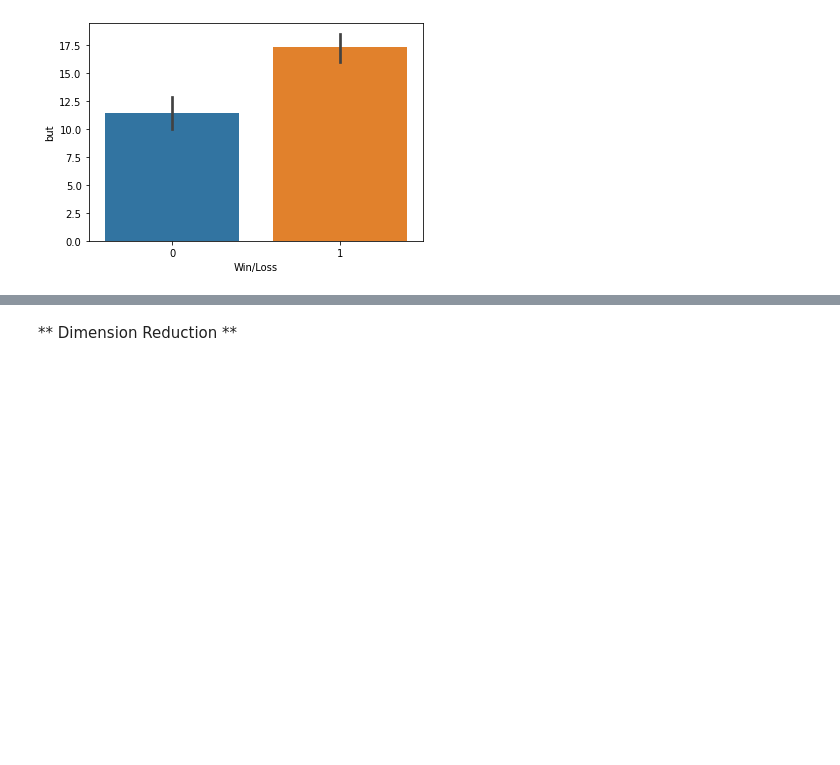
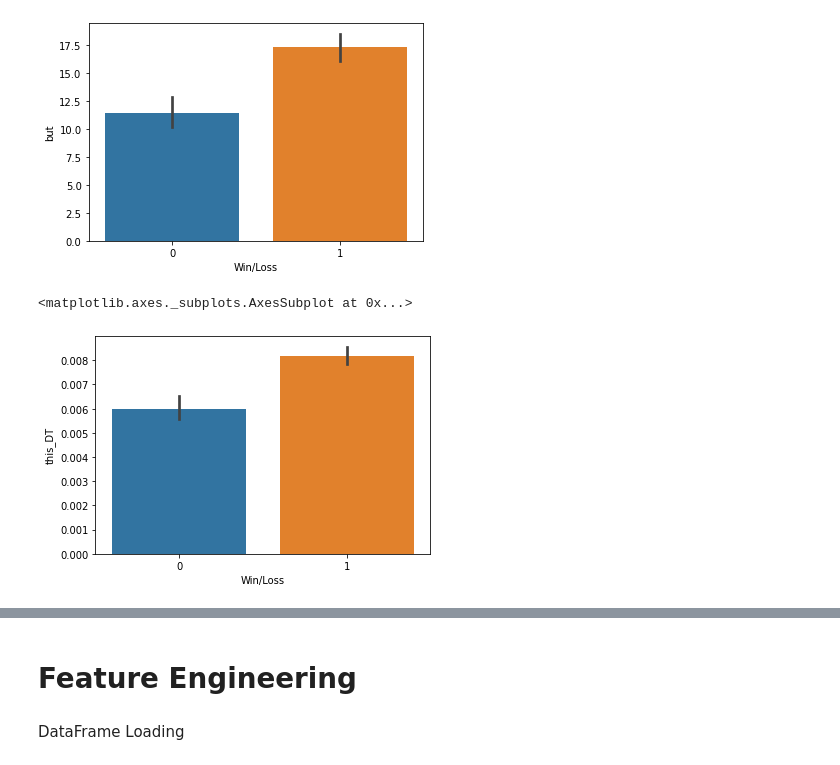
Before and after one commit to luismangubat/Presidential-Election-Predictor, a Jupyter notebook: CISC_251_Project.ipynb, the cells around one changed output, grey strips where cells are left out. Saved outputs shown, nothing was run; the diff lists cells and outputs as text; code cells hidden in the pictures; blank space fills up the shorter version.

```diff
--- a/CISC_251_Project.ipynb
+++ b/CISC_251_Project.ipynb
@@ -263,6 +348,12 @@ sns.barplot(x="Win/Loss", y="but", data=deceptiondocword)
 # %% [output]
 <matplotlib.axes._subplots.AxesSubplot at 0x...>
 [figure]
+# %%
+# Visualizin the data on how often a president using 'but' in their speech.
+sns.barplot(x="Win/Loss", y="this_DT", data=df1)
+# %% [output]
+<matplotlib.axes._subplots.AxesSubplot at 0x...>
+[figure, added]
 # %%
 df1.describe()
 # %% [output]
@@ -276,5 +367,3 @@ df1.describe()
 | 75% | 0.046949 | 0.036892 | 0.025372 | 0.025718 | 0.019529 | 0.018281 | 0.017852 | 0.014518 | 0.012211 | 0.010895 | 0.011531 | ... |
 | max | 0.089286 | 0.053050 | 0.049086 | 0.046272 | 0.032095 | 0.028545 | 0.035211 | 0.041993 | 0.027132 | 0.022329 | 0.030303 | ... |
 8 rows × 1001 columns
-# %% [markdown]
-** Dimension Reduction **
@@ -285,0 +370,4 @@ from sklearn import decomposition
+# %% [markdown]
+# Feature Engineering
+# %% [markdown]
+DataFrame Loading
```
Also changed, not shown: parts of 120 cells of this notebook.
